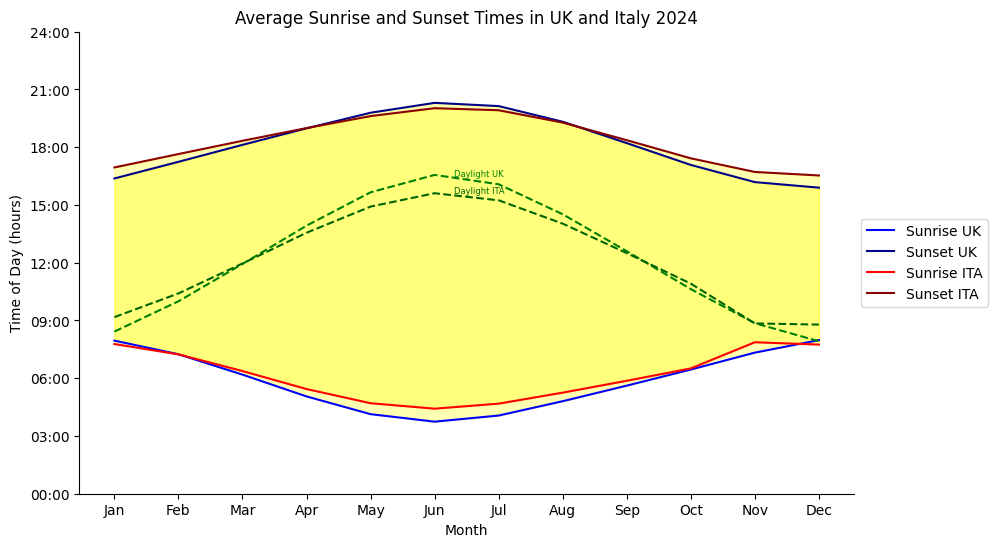
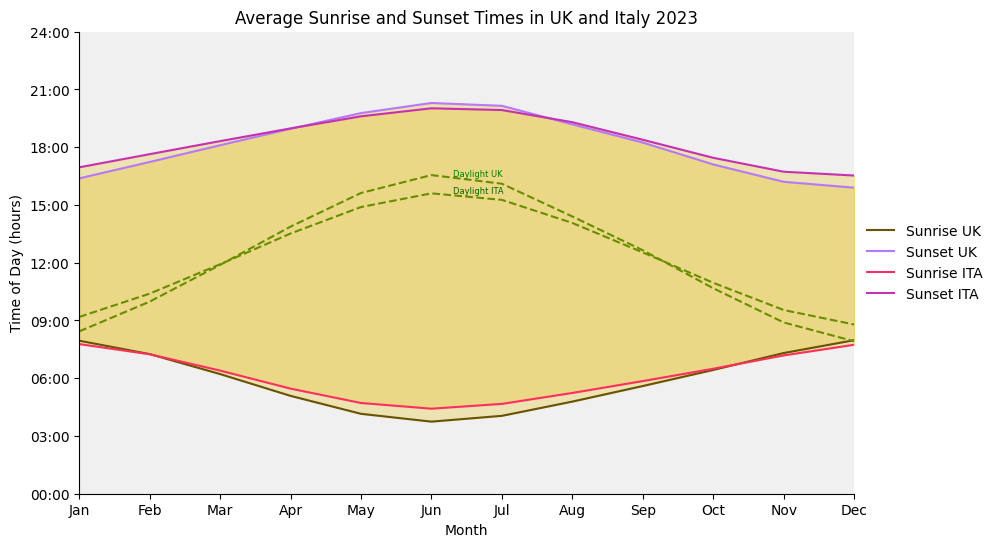
The notebook cell's code change between the first figure and the second:
--- before
+++ after
@@ -1,4 +1,4 @@
 # Grouping by month and averaging sunrise and sunset times for both UK and ITA
-monthly_avg = df_2024.groupby('month').agg({
+monthly_avg = df_2023.groupby('month').agg({
     'sunrise (uk), hours': 'mean',
     'sunset (uk), hours': 'mean',
@@ -14,25 +14,26 @@
 plt.gca().spines['right'].set_visible(False)
 
+#add gray background
+plt.gca().set_facecolor('#f0f0f0')
+
 # UK sunrise and sunset
-plt.plot(monthly_avg['month'], monthly_avg['sunrise (uk), hours'], label='Sunrise UK', color='blue')
-plt.plot(monthly_avg['month'], monthly_avg['sunset (uk), hours'], label='Sunset UK', color='darkblue')
+plt.plot(monthly_avg['month'], monthly_avg['sunrise (uk), hours'], label='Sunrise UK', color='#675300')
+plt.plot(monthly_avg['month'], monthly_avg['sunset (uk), hours'], label='Sunset UK', color='#b578ff')
 
 # ITA sunrise and sunset
-plt.plot(monthly_avg['month'], monthly_avg['sunrise (ita), hours'], label='Sunrise ITA', color='red')
-plt.plot(monthly_avg['month'], monthly_avg['sunset (ita), hours'], label='Sunset ITA', color='darkred')
+plt.plot(monthly_avg['month'], monthly_avg['sunrise (ita), hours'], label='Sunrise ITA', color='#fd2f60')
+plt.plot(monthly_avg['month'], monthly_avg['sunset (ita), hours'], label='Sunset ITA', color='#c530b4')
 
 # Daylight length 
-plt.plot(monthly_avg['month'], monthly_avg['sunset (uk), hours'] - monthly_avg['sunrise (uk), hours'], label='Daylength UK', color='green', linestyle='--',)
-plt.plot(monthly_avg['month'], monthly_avg['sunset (ita), hours'] - monthly_avg['sunrise (ita), hours'], label='Daylength ITA', color='darkgreen', linestyle='--')
+plt.plot(monthly_avg['month'], monthly_avg['sunset (uk), hours'] - monthly_avg['sunrise (uk), hours'], label='Daylength UK', color='#688e00', linestyle='--',)
+plt.plot(monthly_avg['month'], monthly_avg['sunset (ita), hours'] - monthly_avg['sunrise (ita), hours'], label='Daylength ITA', color='#688e00', linestyle='--')
 
-# Add annotation daylight on daylight length lines
+# Annotation on daylight length
 plt.text(6.3, 16.5, 'Daylight UK', color='green', fontsize=6)
 plt.text(6.3, 15.6, 'Daylight ITA', color='darkgreen', fontsize=6)
 
-# Colour the space between sunrise and sunset for both locations
-plt.fill_between(monthly_avg['month'], monthly_avg['sunrise (uk), hours'], monthly_avg['sunset (uk), hours'], color='yellow', alpha=0.3)
-plt.fill_between(monthly_avg['month'], monthly_avg['sunrise (ita), hours'], monthly_avg['sunset (ita), hours'], color='yellow', alpha=0.3)
+plt.fill_between(monthly_avg['month'], monthly_avg['sunrise (uk), hours'], monthly_avg['sunset (uk), hours'], color='#e9c323', alpha=0.3)
+plt.fill_between(monthly_avg['month'], monthly_avg['sunrise (ita), hours'], monthly_avg['sunset (ita), hours'], color='#e9c323', alpha=0.3)
 
-# Add month names to the x-axis
 plt.xticks(monthly_avg['month'], ['Jan', 'Feb', 'Mar', 'Apr', 'May', 'Jun', 'Jul', 'Aug', 'Sep', 'Oct', 'Nov', 'Dec'])
 
@@ -40,17 +41,20 @@
 plt.xlabel('Month')
 plt.ylabel('Time of Day (hours)')
-plt.title('Average Sunrise and Sunset Times in UK and Italy 2024')
+plt.title('Average Sunrise and Sunset Times in UK and Italy 2023')
 
 # Format y-axis to hh:mm
 plt.gca().yaxis.set_major_formatter(FuncFormatter(hours_to_hhmm))
 
-# Y axis to have 24 hours and 3 hours interval
+# Change y axis to have 24 hours and 3 hours interval
 plt.yticks(range(0, 25, 3))
 
-# Legend
+# remove space y axis and plot
+plt.gca().margins(x=0)
+
+# Adding legend to the right of the plot, excluding daylight length
 handles, labels = plt.gca().get_legend_handles_labels()
 filtered_handles = [h for h, l in zip(handles, labels) if 'Daylength' not in l]
 filtered_labels = [l for l in labels if 'Daylength' not in l]
-plt.legend(filtered_handles, filtered_labels, loc='center left', bbox_to_anchor=(1, 0.5))
+plt.legend(filtered_handles, filtered_labels, loc='center left', bbox_to_anchor=(1, 0.5), frameon=False)
 
 plt.show()

Commit: 27_09_2024